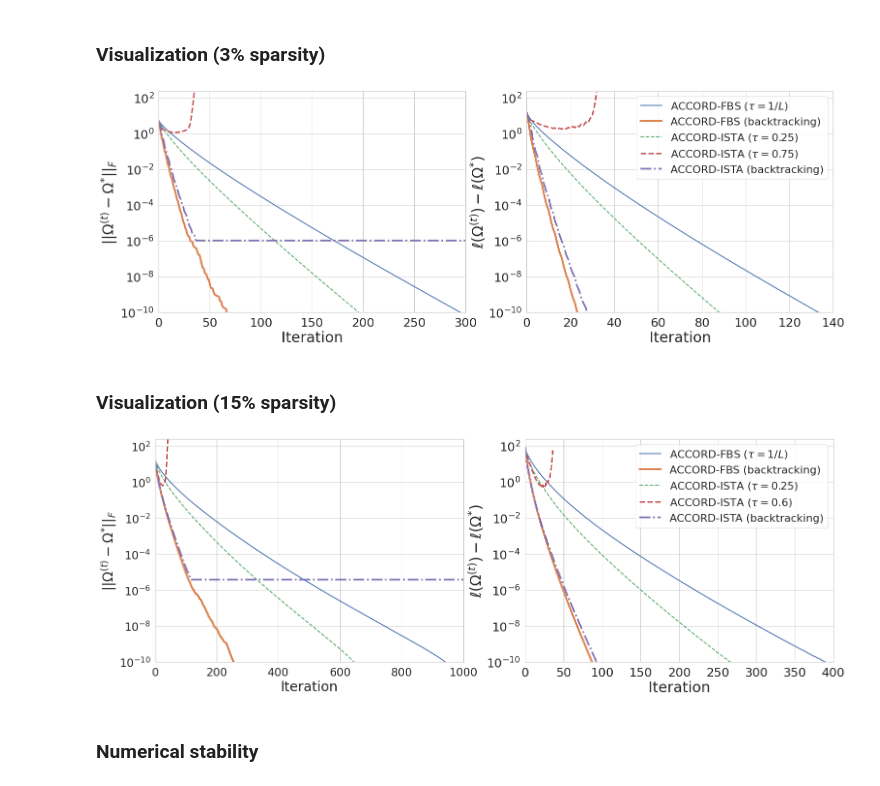
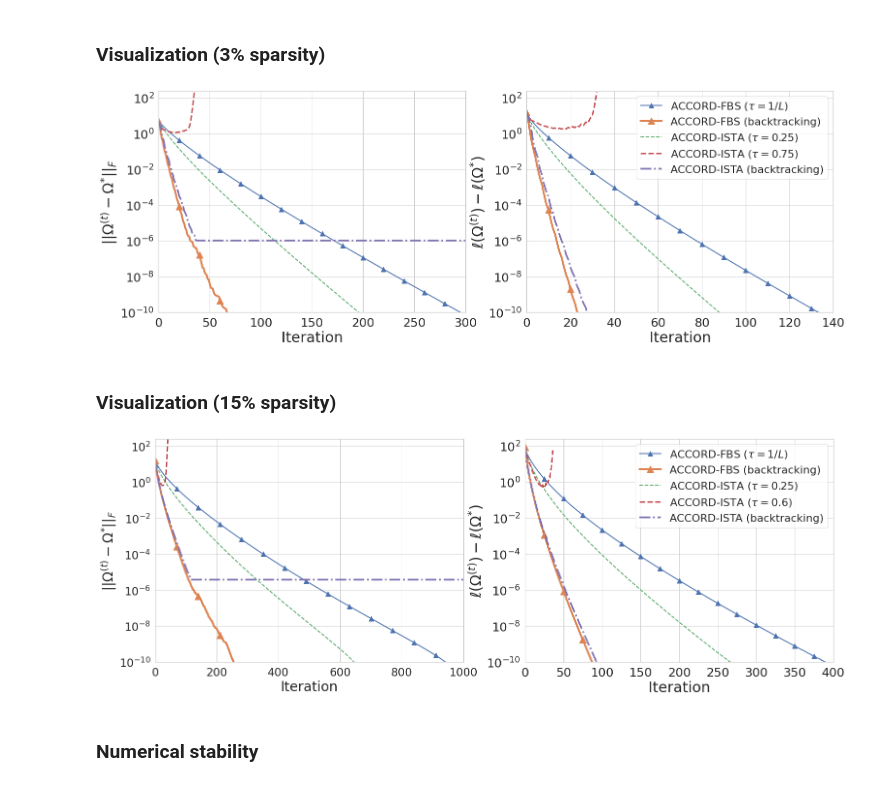
Before and after one commit to jinacfunderburk/accord-reproducibility-testing, a Jupyter notebook: simulation-convergence/simulation-convergence.ipynb, the cells around one changed output. Drawn from its saved outputs; the diff is of its cells as text; code cells hidden in the pictures.

```diff
--- a/simulation-convergence/simulation-convergence.ipynb
+++ b/simulation-convergence/simulation-convergence.ipynb
@@ -27,7 +30,7 @@ from generate_graphs import generate_erdos_renyi, generate_data
 # generate precision matrix
 n, p = 500, 1000
 n_prop_to_p = [0.5]
-edge_prob = 0.15
+edge_prob = 0.03
 Theta, Sigma = generate_erdos_renyi(p, type='peng', edge_prob=edge_prob, lower_weight=0.5, upper_weight=1.0, spread_diag=[1, np.sqrt(3)], random_state=2022)
 
 # generate data
@@ -50,7 +53,7 @@ Omega_star = model_accord.omega_.toarray()
 # pickle.dump(Omega_star, open('data/Omega_star_p' +  str(p) + '_n' + str(n) + '_sp' + str(edge_prob)[2:] +'_lam' + str(lam)[2:] + '.pkl', 'wb'))
 
 # load Omega_stars
-lam = 0.05
+lam = 0.08
 Omega_star = pickle.load(open('data/Omega_star_p' +  str(p) + '_n' + str(n) + '_sp' + str(edge_prob)[2:] +'_lam' + str(lam)[2:] + '.pkl', 'rb'))
 # %% [markdown]
 ### Get ACCORD-FBS convergence results
@@ -166,53 +169,53 @@ obj_diff_accord_ista_backtracking = obj_accord_ista_backtracking - obj_omega_sta
 norm_accord_fbs_1L = np.genfromtxt('data/norm_accord_fbs_1L_p' +  str(p) + '_n' + str(n) + '_sp' + str(edge_prob)[2:] +'_lam' + str(lam)[2:] + '.txt', delimiter=',')
 norm_accord_fbs_1L_backtracking = np.genfromtxt('data/norm_accord_fbs_1L_backtracking_p' +  str(p) + '_n' + str(n) + '_sp' + str(edge_prob)[2:] +'_lam' + str(lam)[2:] + '.txt', delimiter=',')
 norm_accord_ista_025 = np.genfromtxt('data/norm_accord_ista_025_p' +  str(p) + '_n' + str(n) + '_sp' + str(edge_prob)[2:] +'_lam' + str(lam)[2:] + '.txt', delimiter=',')
-norm_accord_ista_06 = np.genfromtxt('data/norm_accord_ista_06_p' +  str(p) + '_n' + str(n) + '_sp' + str(edge_prob)[2:] +'_lam' + str(lam)[2:] + '.txt', delimiter=',')
-# norm_accord_ista_075 = np.genfromtxt('data/norm_accord_ista_075_p' +  str(p) + '_n' + str(n) + '_sp' + str(edge_prob)[2:] +'_lam' + str(lam)[2:] + '.txt', delimiter=',')
+# norm_accord_ista_06 = np.genfromtxt('data/norm_accord_ista_06_p' +  str(p) + '_n' + str(n) + '_sp' + str(edge_prob)[2:] +'_lam' + str(lam)[2:] + '.txt', delimiter=',')
+norm_accord_ista_075 = np.genfromtxt('data/norm_accord_ista_075_p' +  str(p) + '_n' + str(n) + '_sp' + str(edge_prob)[2:] +'_lam' + str(lam)[2:] + '.txt', delimiter=',')
 norm_accord_ista_backtracking = np.genfromtxt('data/norm_accord_ista_backtracking_p' +  str(p) + '_n' + str(n) + '_sp' + str(edge_prob)[2:] +'_lam' + str(lam)[2:] + '.txt', delimiter=',')
 
 obj_diff_accord_fbs_1L = np.genfromtxt('data/obj_diff_accord_fbs_1L_p' +  str(p) + '_n' + str(n) + '_sp' + str(edge_prob)[2:] +'_lam' + str(lam)[2:] + '.txt', delimiter=',')
 obj_diff_accord_fbs_1L_backtracking = np.genfromtxt('data/obj_diff_accord_fbs_1L_backtracking_p' +  str(p) + '_n' + str(n) + '_sp' + str(edge_prob)[2:] +'_lam' + str(lam)[2:] + '.txt', delimiter=',')
 obj_diff_accord_ista_025 = np.genfromtxt('data/obj_diff_accord_ista_025_p' +  str(p) + '_n' + str(n) + '_sp' + str(edge_prob)[2:] +'_lam' + str(lam)[2:] + '.txt', delimiter=',')
-obj_diff_accord_ista_06 = np.genfromtxt('data/obj_diff_accord_ista_06_p' +  str(p) + '_n' + str(n) + '_sp' + str(edge_prob)[2:] +'_lam' + str(lam)[2:] + '.txt', delimiter=',')
-# obj_diff_accord_ista_075 = np.genfromtxt('data/obj_diff_accord_ista_075_p' +  str(p) + '_n' + str(n) + '_sp' + str(edge_prob)[2:] +'_lam' + str(lam)[2:] + '.txt', delimiter=',')
+# obj_diff_accord_ista_06 = np.genfromtxt('data/obj_diff_accord_ista_06_p' +  str(p) + '_n' + str(n) + '_sp' + str(edge_prob)[2:] +'_lam' + str(lam)[2:] + '.txt', delimiter=',')
+obj_diff_accord_ista_075 = np.genfromtxt('data/obj_diff_accord_ista_075_p' +  str(p) + '_n' + str(n) + '_sp' + str(edge_prob)[2:] +'_lam' + str(lam)[2:] + '.txt', delimiter=',')
 obj_diff_accord_ista_backtracking = np.genfromtxt('data/obj_diff_accord_ista_backtracking_p' +  str(p) + '_n' + str(n) + '_sp' + str(edge_prob)[2:] +'_lam' + str(lam)[2:] + '.txt', delimiter=',')
 # %% [markdown]
 ### Visualization (3% sparsity)
 # %%
 fig, axes = plt.subplots(1, 2, figsize=(25, 8))
 axes = axes.ravel()
 
 i = 0
-axes[i].plot(np.arange(len(norm_accord_fbs_1L)), norm_accord_fbs_1L, label=r'ACCORD-FBS ($\tau=1/L$)', linewidth=2)
-axes[i].plot(np.arange(len(norm_accord_fbs_1L_backtracking)), norm_accord_fbs_1L_backtracking, label=r'ACCORD-FBS (backtracking)', linewidth=4)
+axes[i].plot(np.arange(len(norm_accord_fbs_1L)), norm_accord_fbs_1L, marker='^', markevery=20, markersize=10, label=r'ACCORD-FBS ($\tau=1/L$)', linewidth=2)
+axes[i].plot(np.arange(len(norm_accord_fbs_1L_backtracking)), norm_accord_fbs_1L_backtracking, marker='^', markevery=20, markersize=14, label=r'ACCORD-FBS (backtracking)', linewidth=4)
 axes[i].plot(np.arange(len(norm_accord_ista_025)), norm_accord_ista_025, label=r'ACCORD-ISTA ($\tau = 0.25$)', linewidth=2, linestyle='--')
 axes[i].plot(np.arange(len(norm_accord_ista_075)), norm_accord_ista_075, label=r'ACCORD-ISTA ($\tau = 0.75$)', linewidth=3, linestyle='--')
 axes[i].plot(np.arange(len(norm_accord_ista_backtracking)), norm_accord_ista_backtracking, label=r'ACCORD-ISTA (backtracking)', linewidth=3.5, linestyle='-.')
 axes[i].set_yscale('log', base=10)
 axes[i].set_xlim((0,300))
 axes[i].set_ylim((10**(-10),250))
 axes[i].tick_params(axis='both', which='major', labelsize=25)
 axes[i].set_xlabel('Iteration', fontsize=30)
 axes[i].set_ylabel('$|| \Omega^{(t)} - \Omega^{*} ||_F$', fontsize=30)
 
 i = 1
-axes[i].plot(np.arange(len(obj_diff_accord_fbs_1L)), obj_diff_accord_fbs_1L, label=r'ACCORD-FBS ($\tau=1/L$)', linewidth=2)
-axes[i].plot(np.arange(len(obj_diff_accord_fbs_1L_backtracking)), obj_diff_accord_fbs_1L_backtracking, label=r'ACCORD-FBS (backtracking)', linewidth=4)
+axes[i].plot(np.arange(len(obj_diff_accord_fbs_1L)), obj_diff_accord_fbs_1L, marker='^', markevery=10, markersize=10, label=r'ACCORD-FBS ($\tau=1/L$)', linewidth=2)
+axes[i].plot(np.arange(len(obj_diff_accord_fbs_1L_backtracking)), obj_diff_accord_fbs_1L_backtracking, marker='^', markevery=10, markersize=14, label=r'ACCORD-FBS (backtracking)', linewidth=4)
 axes[i].plot(np.arange(len(obj_diff_accord_ista_025)), obj_diff_accord_ista_025, label=r'ACCORD-ISTA ($\tau = 0.25$)', linewidth=2, linestyle='--')
 axes[i].plot(np.arange(len(obj_diff_accord_ista_075)), obj_diff_accord_ista_075, label=r'ACCORD-ISTA ($\tau = 0.75$)', linewidth=3, linestyle='--')
 axes[i].plot(np.arange(len(obj_diff_accord_ista_backtracking)), obj_diff_accord_ista_backtracking, label=r'ACCORD-ISTA (backtracking)', linewidth=3.5, linestyle='-.')
 axes[i].legend(fontsize=22, loc='upper right')
 axes[i].set_xlim((0,140))
 axes[i].set_yscale('log', base=10)
 axes[i].set_ylim((10**(-10),250))
 axes[i].tick_params(axis='both', which='major', labelsize=25)
 axes[i].set_xlabel('Iteration', fontsize=30)
 axes[i].set_ylabel('$\ell(\Omega^{(t)}) - \ell(\Omega^{*})$', fontsize=30)
 
 fig.subplots_adjust(top=0.92)
 plt.savefig('../output/convergence-sp' + str(edge_prob)[3:], bbox_inches='tight');
 # %% [output]
-[figure, old version]
+[figure, new version]
 # %% [markdown]
 ### Visualization (15% sparsity)
 # %%
@@ -220,8 +223,8 @@ fig, axes = plt.subplots(1, 2, figsize=(25, 8))
 axes = axes.ravel()
 
 i = 0
-axes[i].plot(np.arange(len(norm_accord_fbs_1L)), norm_accord_fbs_1L, label=r'ACCORD-FBS ($\gamma=1/L$)', linewidth=2)
-axes[i].plot(np.arange(len(norm_accord_fbs_1L_backtracking)), norm_accord_fbs_1L_backtracking, label=r'ACCORD-FBS (backtracking)', linewidth=4)
+axes[i].plot(np.arange(len(norm_accord_fbs_1L)), norm_accord_fbs_1L, marker='^', markevery=70, markersize=10, label=r'ACCORD-FBS ($\gamma=1/L$)', linewidth=2)
+axes[i].plot(np.arange(len(norm_accord_fbs_1L_backtracking)), norm_accord_fbs_1L_backtracking, marker='^', markevery=70, markersize=14, label=r'ACCORD-FBS (backtracking)', linewidth=4)
 axes[i].plot(np.arange(len(norm_accord_ista_025)), norm_accord_ista_025, label=r'ACCORD-ISTA ($\gamma = 0.25$)', linewidth=2, linestyle='--')
 axes[i].plot(np.arange(len(norm_accord_ista_06)), norm_accord_ista_06, label=r'ACCORD-ISTA ($\gamma = 0.6$)', linewidth=3, linestyle='--')
 axes[i].plot(np.arange(len(norm_accord_ista_backtracking)), norm_accord_ista_backtracking, label=r'ACCORD-ISTA (backtracking)', linewidth=3.5, linestyle='-.')
@@ -233,8 +236,8 @@ axes[i].set_xlabel('Iteration', fontsize=28)
 axes[i].set_ylabel('$|| \Omega^{(t)} - \Omega^{*} ||_F$', fontsize=28)
 
 i = 1
-axes[i].plot(np.arange(len(obj_diff_accord_fbs_1L)), obj_diff_accord_fbs_1L, label=r'ACCORD-FBS ($\tau=1/L$)', linewidth=2)
-axes[i].plot(np.arange(len(obj_diff_accord_fbs_1L_backtracking)), obj_diff_accord_fbs_1L_backtracking, label=r'ACCORD-FBS (backtracking)', linewidth=4)
+axes[i].plot(np.arange(len(obj_diff_accord_fbs_1L)), obj_diff_accord_fbs_1L, marker='^', markevery=25, markersize=10, label=r'ACCORD-FBS ($\tau=1/L$)', linewidth=2)
+axes[i].plot(np.arange(len(obj_diff_accord_fbs_1L_backtracking)), obj_diff_accord_fbs_1L_backtracking, marker='^', markevery=25, markersize=14, label=r'ACCORD-FBS (backtracking)', linewidth=4)
 axes[i].plot(np.arange(len(obj_diff_accord_ista_025)), obj_diff_accord_ista_025, label=r'ACCORD-ISTA ($\tau = 0.25$)', linewidth=2, linestyle='--')
 axes[i].plot(np.arange(len(obj_diff_accord_ista_06)), obj_diff_accord_ista_06, label=r'ACCORD-ISTA ($\tau = 0.6$)', linewidth=3, linestyle='--')
 axes[i].plot(np.arange(len(obj_diff_accord_ista_backtracking)), obj_diff_accord_ista_backtracking, label=r'ACCORD-ISTA (backtracking)', linewidth=3.5, linestyle='-.')
@@ -249,7 +252,7 @@ axes[i].set_ylabel('$\ell(\Omega^{(t)}) - \ell(\Omega^{*})$', fontsize=30)
 fig.subplots_adjust(top=0.92)
 plt.savefig('../output/convergence-sp' + str(edge_prob)[2:], bbox_inches='tight');
 # %% [output]
-[figure, old version]
+[figure, new version]
 # %% [markdown]
 ### Numerical stability
 # %%
```
Also changed, not shown: parts of 2 cells of this notebook, 5 other files.
